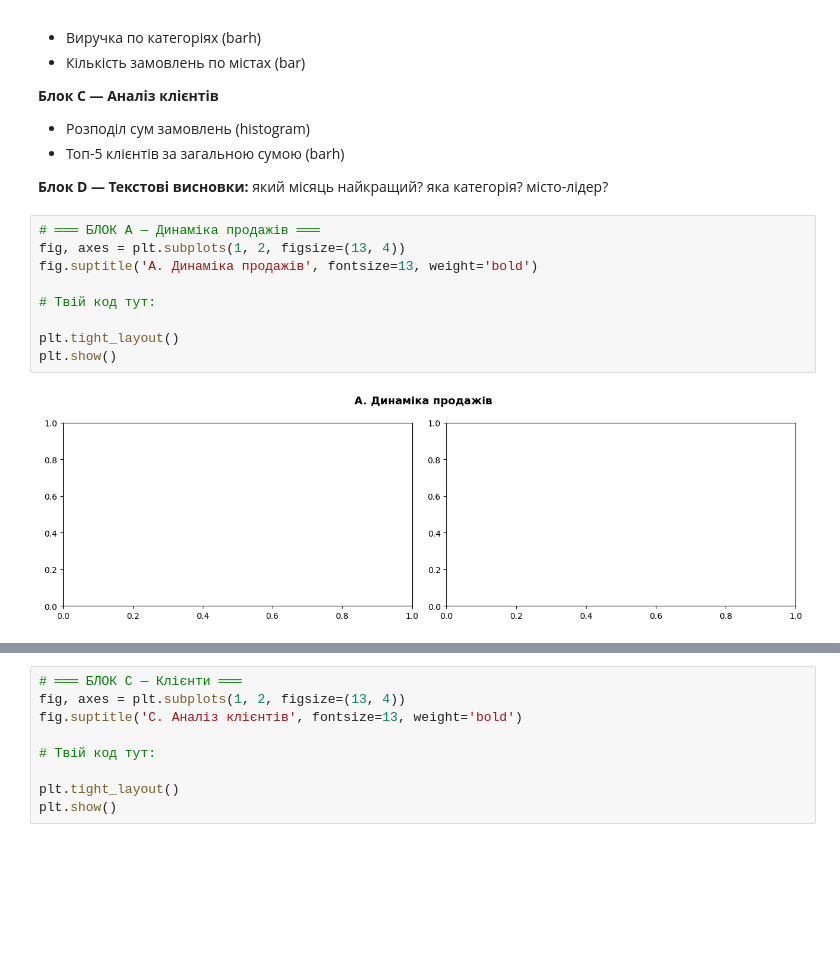
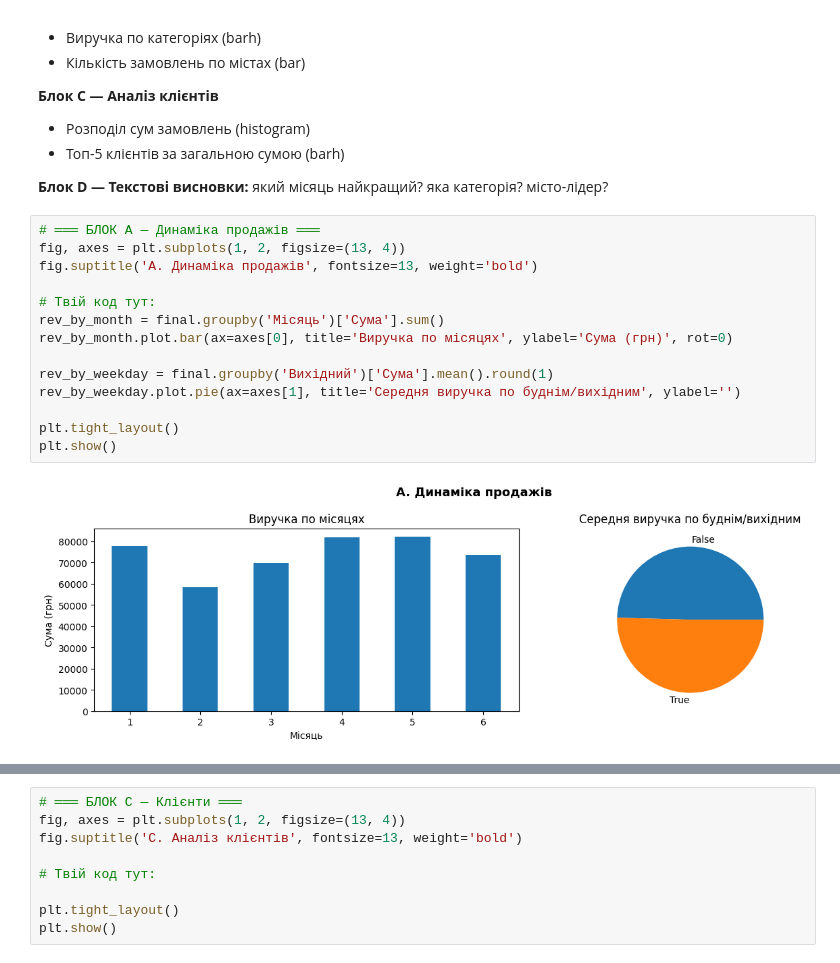
Before and after one commit to VikiTarasova/DTA_2026, a Jupyter notebook: classmade/pandas_matplotlib_combined_ua.ipynb, the cells around one changed output, grey strips where cells are left out. Saved outputs shown, nothing was run; the diff lists cells and outputs as text; blank space fills up the shorter version.

```diff
--- a/classmade/pandas_matplotlib_combined_ua.ipynb
+++ b/classmade/pandas_matplotlib_combined_ua.ipynb
@@ -1201,14 +1223,19 @@ final.head(6)
 # %%
 # ═══ БЛОК A — Динаміка продажів ═══
 fig, axes = plt.subplots(1, 2, figsize=(13, 4))
 fig.suptitle('A. Динаміка продажів', fontsize=13, weight='bold')
 
 # Твій код тут:
+rev_by_month = final.groupby('Місяць')['Сума'].sum()
+rev_by_month.plot.bar(ax=axes[0], title='Виручка по місяцях', ylabel='Сума (грн)', rot=0)
+
+rev_by_weekday = final.groupby('Вихідний')['Сума'].mean().round(1)
+rev_by_weekday.plot.pie(ax=axes[1], title='Середня виручка по буднім/вихідним', ylabel='')
 
 plt.tight_layout()
 plt.show()
 # %% [output]
-[figure, old version]
+[figure, new version]
 # %%
 # ═══ БЛОК B — Структура ═══
 fig, axes = plt.subplots(1, 2, figsize=(13, 4))
```
Also changed, not shown: parts of 7 cells of this notebook.
